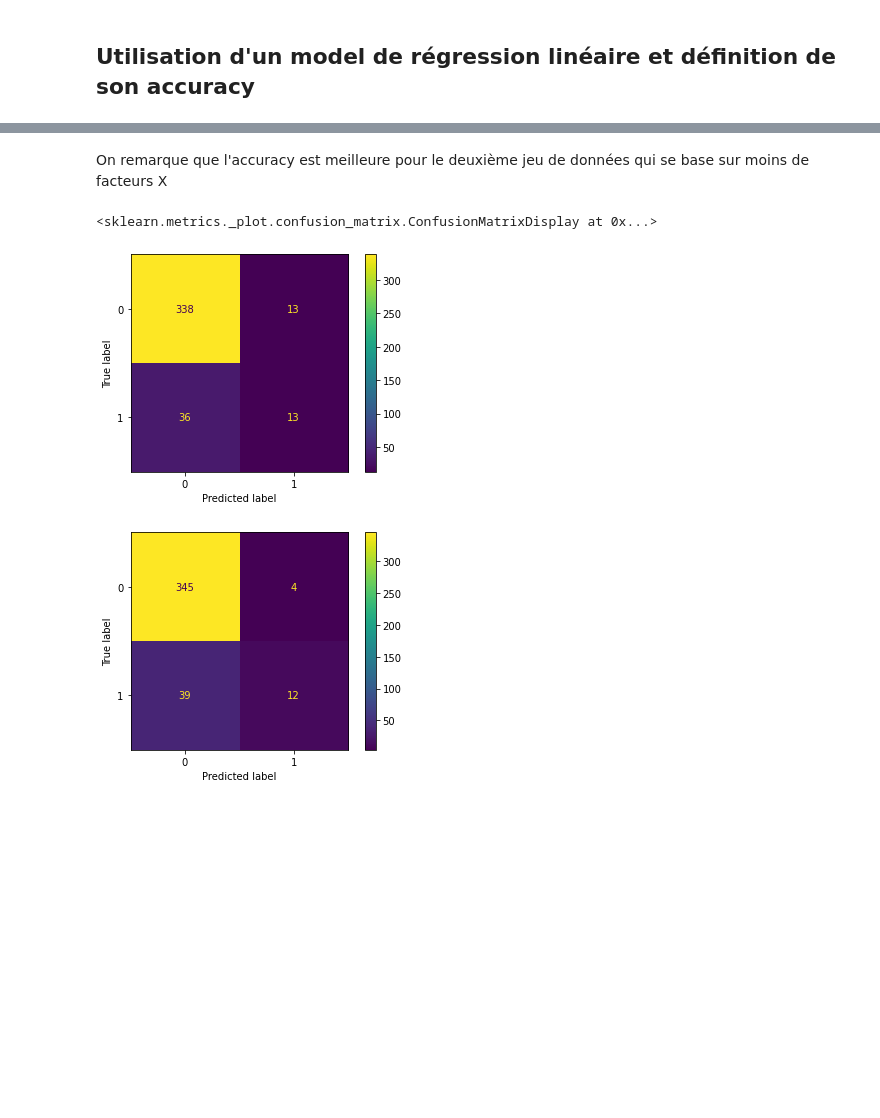
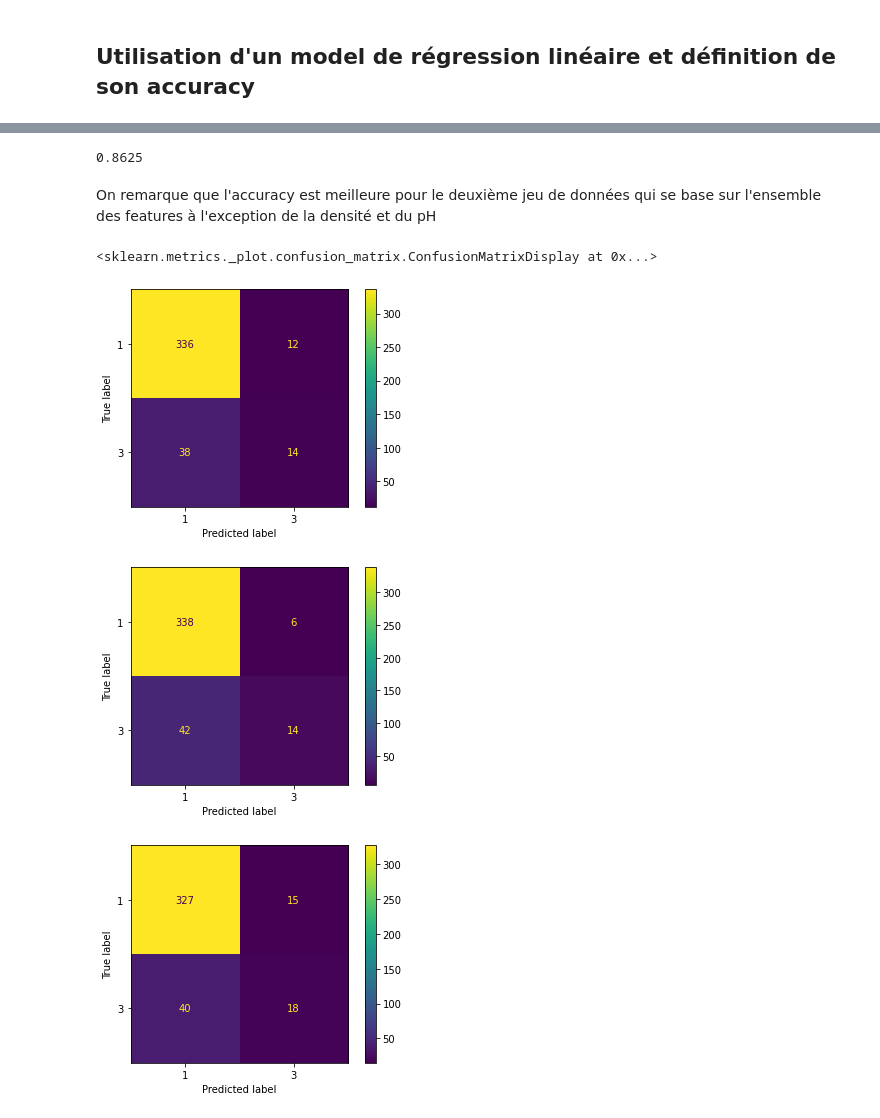
Before and after one commit to Naillik13/wine-notebook, a Jupyter notebook: WineQuality.ipynb, the cells around one changed output, grey strips where cells are left out. Saved outputs shown, nothing was run; the diff lists cells and outputs as text; code cells hidden in the pictures; blank space fills up the shorter version.

```diff
--- a/WineQuality.ipynb
+++ b/WineQuality.ipynb
@@ -237,3 +240,8 @@ sns.catplot(x="reviews", y="alcohol", kind="bar", data=df).set_xlabels("Vine qua
 # Premier échantillon où l'on drop la qualité/reviews (target)
 X = df.drop(["quality", "reviews"], axis=1)
 y = df['reviews']
+# %%
+from sklearn.preprocessing import StandardScaler
+sc = StandardScaler()
+X_new = sc.fit_transform(X)
+y_new = df['reviews']
@@ -240 +273,5 @@ y = df['reviews']
+# %%
+# Deuxième échantillon contenant uniquement les principales features (8 premières) définies à l'aide de sklearn PCA
+pca_new = PCA(n_components=8)
+X_new = pca_new.fit_transform(X_new)
 # %%
@@ -242,12 +279,2 @@ y = df['reviews']
 X_bis = df.drop(["quality", "pH", "density", "reviews"], axis=1)
 y_bis = df['reviews']
-# %%
-from sklearn.linear_model import LogisticRegression
-from sklearn.metrics import accuracy_score
-from sklearn.metrics import plot_confusion_matrix
-
-logreg = LogisticRegression(max_iter=2000)
-logreg.fit(X, y)
-
-logreg_bis = LogisticRegression(max_iter=2000)
-logreg_bis.fit(X_bis, y_bis)
@@ -263,4 +281,17 @@ plot_confusion_matrix(logreg_bis, X=X_bis, y_true=y_bis)
 # %%
-# Split des données en jeu de test et jeu d'entrainement
+## Split des données en jeu de test et jeu d'entrainemen
 X_train, X_test, y_train, y_test = train_test_split(X, y, test_size = 0.25)
 X_train_bis, X_test_bis, y_train_bis, y_test_bis = train_test_split(X_bis, y_bis, test_size = 0.25)
+X_train_new, X_test_new, y_train_new, y_test_new = train_test_split(X_new, y_new, test_size = 0.25)
+
+# Tableau vierge (avec toute les features)
+logreg = LogisticRegression(max_iter=2000)
+logreg.fit(X_train, y_train)
+
+# Tableau contenant les features que nous avons estimé être les  plus importantes grâce à notre analyse
+logreg_bis = LogisticRegression(max_iter=2000)
+logreg_bis.fit(X_train_bis, y_train_bis)
+
+# Tableau contenant les principales features déterminées par sklearn PCA
+logreg_new = LogisticRegression(max_iter=2000)
+logreg_new.fit(X_train_new, y_train_new)
@@ -299,9 +308,15 @@ accuracy_score(y_true=y_test_bis, y_pred=logreg_bis.predict(X_test_bis))
+# %%
+accuracy_score(y_true=y_test_new, y_pred=logreg_new.predict(X_test_new))
+# %% [output]
+0.8625
 # %% [markdown]
-On remarque que l'accuracy est meilleure pour le deuxième jeu de données qui se base sur moins de facteurs X
+On remarque que l'accuracy est meilleure pour le deuxième jeu de données qui se base sur l'ensemble des features à l'exception de la densité et du pH
 # %%
 plot_confusion_matrix(logreg, X=X_test, y_true=y_test)
 plot_confusion_matrix(logreg_bis, X=X_test_bis, y_true=y_test_bis)
+plot_confusion_matrix(logreg_new, X=X_test_new, y_true=y_test_new)
 # %% [output]
 <sklearn.metrics._plot.confusion_matrix.ConfusionMatrixDisplay at 0x...>
 [figure]
-[figure, old version]
+[figure, new version]
+[figure, added]
```
Also changed, not shown: parts of 17 cells of this notebook.
